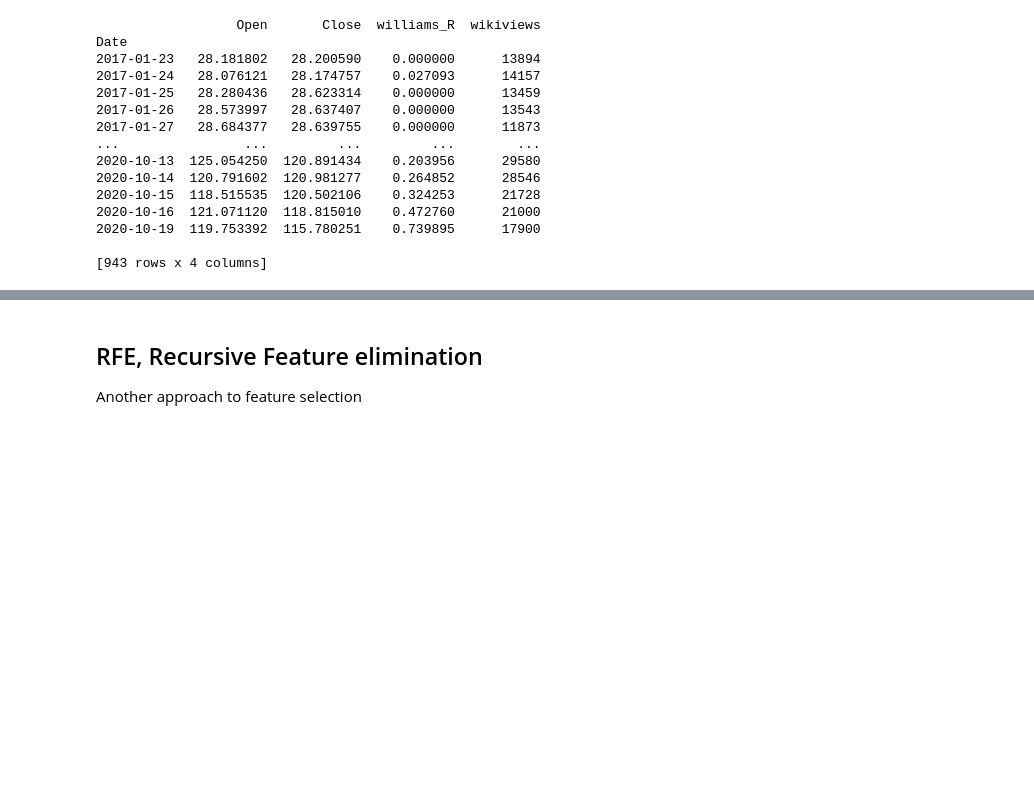
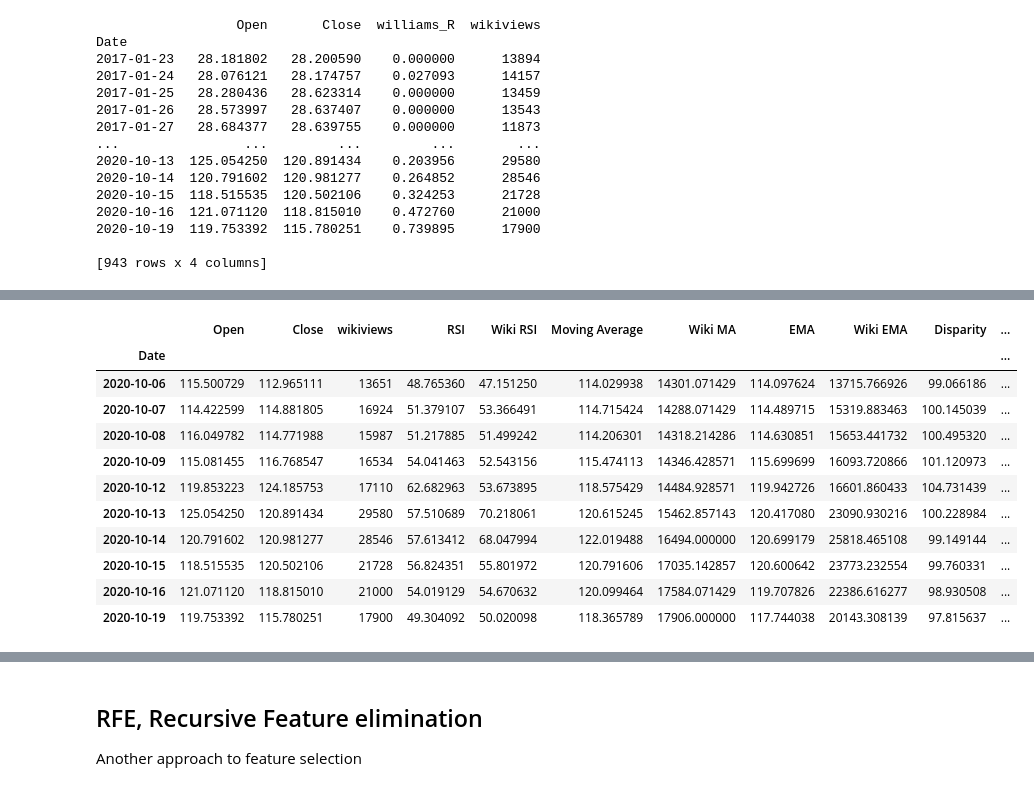
Before and after one commit to Sommerli/stock-prediction, a Jupyter notebook: stock_prediction.ipynb, the cells around one changed output, grey strips where cells are left out. Saved outputs shown, nothing was run; the diff lists cells and outputs as text; code cells hidden in the pictures; blank space fills up the shorter version.

```diff
--- a/stock_prediction.ipynb
+++ b/stock_prediction.ipynb
@@ -297,0 +195,82 @@ Date
+# %%
+#Må legge til ein funksjon for williams, og legge til google data
+
+def Indicator_Calculation(stock_data, wiki_data):
+
+    df_stock = stock_data
+    df_wiki = wiki_data
+    out_df = pd.concat([stock_data, wiki_data], axis = 1)
+
+    def RSI(data, time_window):
+        diff = data.diff(1).dropna()
+
+        up_change = 0 * diff
+        down_change = 0 * diff
+
+        up_change[diff > 0] = diff[diff > 0]
+        down_change[diff < 0] = diff[diff < 0]
+
+        up_change_avg = up_change.ewm(com = time_window-1, min_periods = time_window).mean()
+        down_change_avg = down_change.ewm(com = time_window-1, min_periods = time_window).mean()
+
+        rs = abs(up_change_avg/down_change_avg)
+        rsi = 100 - 100/(1+rs)
+        return rsi
+    out_df["RSI"] = RSI(df_stock["Close"], 14)
+    out_df["Wiki RSI"] = RSI(df_wiki["wikiviews"], 14)
+
+    def Moving_Average(data, time_window):
+        data_rolling = data.rolling(window= time_window).mean()
+        return data_rolling
+    out_df["Moving Average"] = Moving_Average(df_stock["Close"], 3)
+    out_df["Wiki MA"] = Moving_Average(df_wiki["wikiviews"], 14)
+
+    def EMA(data):
+        ema = data.ewm(span= 3, adjust=False).mean()       #https://pandas.pydata.org/pandas-docs/stable/user_guide/computation.html#stats-moments-exponentially-weighted
+
+        return ema
+    out_df["EMA"] = EMA(df_stock["Close"])
+    out_df["Wiki EMA"] = EMA(df_wiki["wikiviews"])
+
+    def Disparity(data, data_shift):
+        disparity = (data/data_shift)*100
+        return disparity
+    out_df["Disparity"] = Disparity(df_stock["Close"], out_df["Moving Average"])
+    out_df["Wiki Dis"] = Disparity(df_wiki["wikiviews"], out_df["Wiki MA"])
+
+    def Momentum_1(data, data_shifted):
+        momentum1 = (data/data_shifted)*100
+        return momentum1
+    out_df["Momentum_1"] = Momentum_1(df_stock["Close"], df_stock["Close"].shift(5))
+    out_df["Wiki Mom_1"] = Momentum_1(df_wiki["wikiviews"], df_wiki["wikiviews"].shift(5))
+
+    def Momentum_2(data, data_shifted):
+        momentum2 = (data-data_shifted)*100
+        return momentum2
+    out_df["Momentum_2"] = Momentum_2(df_stock["Close"], df_stock["Close"].shift(5))
+    out_df["Wiki Mom_2"] = Momentum_2(df_wiki["wikiviews"], df_wiki["wikiviews"].shift(5))
+
+    def Rate_Of_Change(data, momentum2):
+        ROC = (data/momentum2)*100
+        return ROC
+    out_df["ROC"] = Rate_Of_Change(df_stock["Close"], out_df["Momentum_2"])
+    out_df["Wiki ROC"] = Rate_Of_Change(df_wiki["wikiviews"], out_df["Wiki Mom_2"])
+    return out_df.dropna()
+
+
+all_data = Indicator_Calculation(stock_data, wiki_data)
+
+all_data.tail(10)
+# %% [output]
+|  | Open | Close | wikiviews | RSI | Wiki RSI | Moving Average | Wiki MA | EMA | Wiki EMA | Disparity | ... |
+| Date |  |  |  |  |  |  |  |  |  |  | ... |
+| 2020-10-06 | 115.500729 | 112.965111 | 13651 | 48.765360 | 47.151250 | 114.029938 | 14301.071429 | 114.097624 | 13715.766926 | 99.066186 | ... |
+| 2020-10-07 | 114.422599 | 114.881805 | 16924 | 51.379107 | 53.366491 | 114.715424 | 14288.071429 | 114.489715 | 15319.883463 | 100.145039 | ... |
+| 2020-10-08 | 116.049782 | 114.771988 | 15987 | 51.217885 | 51.499242 | 114.206301 | 14318.214286 | 114.630851 | 15653.441732 | 100.495320 | ... |
+| 2020-10-09 | 115.081455 | 116.768547 | 16534 | 54.041463 | 52.543156 | 115.474113 | 14346.428571 | 115.699699 | 16093.720866 | 101.120973 | ... |
+| 2020-10-12 | 119.853223 | 124.185753 | 17110 | 62.682963 | 53.673895 | 118.575429 | 14484.928571 | 119.942726 | 16601.860433 | 104.731439 | ... |
+| 2020-10-13 | 125.054250 | 120.891434 | 29580 | 57.510689 | 70.218061 | 120.615245 | 15462.857143 | 120.417080 | 23090.930216 | 100.228984 | ... |
+| 2020-10-14 | 120.791602 | 120.981277 | 28546 | 57.613412 | 68.047994 | 122.019488 | 16494.000000 | 120.699179 | 25818.465108 | 99.149144 | ... |
+| 2020-10-15 | 118.515535 | 120.502106 | 21728 | 56.824351 | 55.801972 | 120.791606 | 17035.142857 | 120.600642 | 23773.232554 | 99.760331 | ... |
+| 2020-10-16 | 121.071120 | 118.815010 | 21000 | 54.019129 | 54.670632 | 120.099464 | 17584.071429 | 119.707826 | 22386.616277 | 98.930508 | ... |
+| 2020-10-19 | 119.753392 | 115.780251 | 17900 | 49.304092 | 50.020098 | 118.365789 | 17906.000000 | 117.744038 | 20143.308139 | 97.815637 | ... |
```
Also changed, not shown: parts of 34 cells of this notebook.
